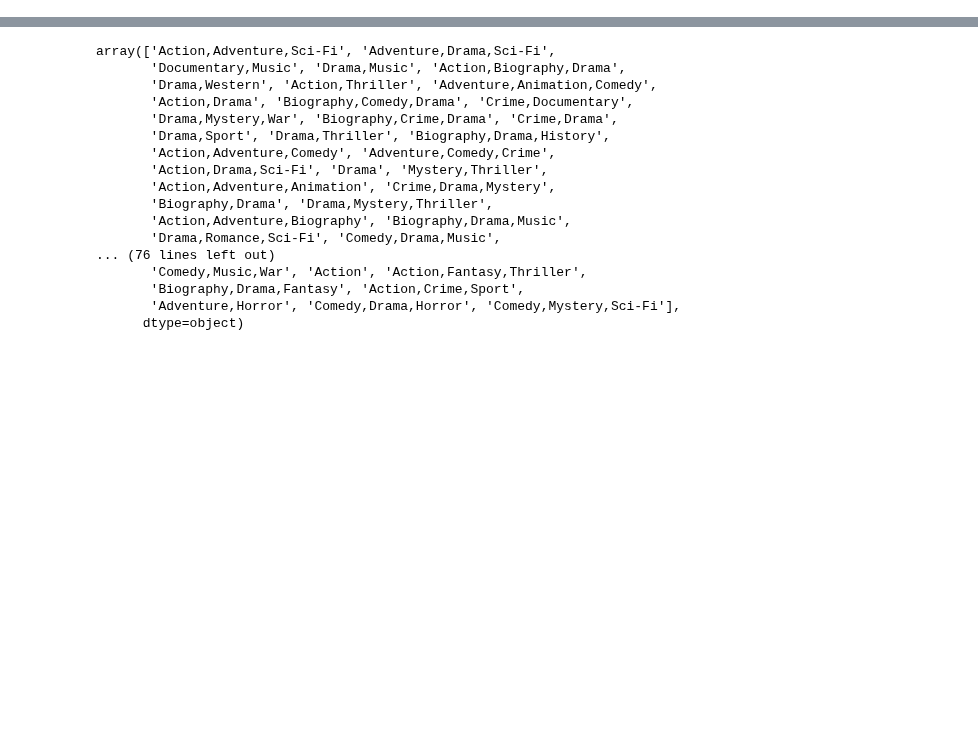
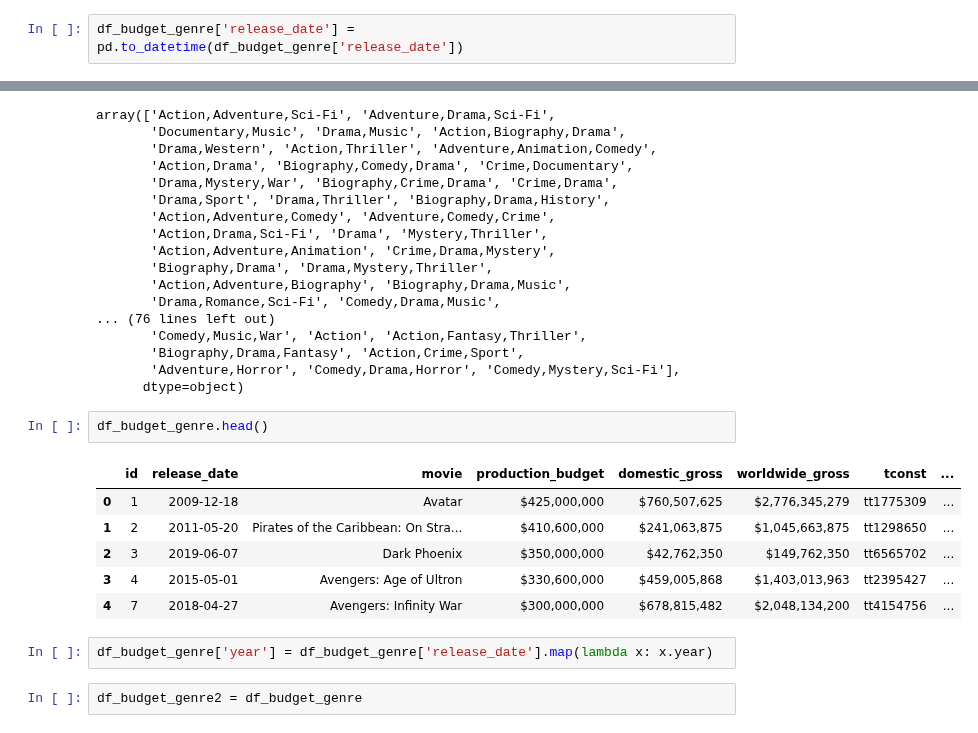
Before and after one commit to jskim1307/pj_Yuki_Lingxi, a Jupyter notebook: EDA_Yuki_2.ipynb, the cells around one changed output, grey strips where cells are left out. Saved outputs shown, nothing was run; the diff lists cells and outputs as text; blank space fills up the shorter version.

```diff
--- a/EDA_Yuki_2.ipynb
+++ b/EDA_Yuki_2.ipynb
@@ -177,3 +229,5 @@ Data columns (total 12 columns):
  11  genres             3902 non-null   object
 dtypes: float64(1), int64(2), object(9)
 memory usage: 365.9+ KB
+# %%
+df_budget_genre['release_date'] = pd.to_datetime(df_budget_genre['release_date'])
@@ -426,3 +578,16 @@ array(['Action,Adventure,Sci-Fi', 'Adventure,Drama,Sci-Fi',
        'Biography,Drama,Fantasy', 'Action,Crime,Sport',
        'Adventure,Horror', 'Comedy,Drama,Horror', 'Comedy,Mystery,Sci-Fi'],
       dtype=object)
+# %%
+df_budget_genre.head()
+# %% [output]
+|  | id | release_date | movie | production_budget | domestic_gross | worldwide_gross | tconst | ... |
+| 0 | 1 | 2009-12-18 | Avatar | $425,000,000 | $760,507,625 | $2,776,345,279 | tt1775309 | ... |
+| 1 | 2 | 2011-05-20 | Pirates of the Caribbean: On Stra... | $410,600,000 | $241,063,875 | $1,045,663,875 | tt1298650 | ... |
+| 2 | 3 | 2019-06-07 | Dark Phoenix | $350,000,000 | $42,762,350 | $149,762,350 | tt6565702 | ... |
+| 3 | 4 | 2015-05-01 | Avengers: Age of Ultron | $330,600,000 | $459,005,868 | $1,403,013,963 | tt2395427 | ... |
+| 4 | 7 | 2018-04-27 | Avengers: Infinity War | $300,000,000 | $678,815,482 | $2,048,134,200 | tt4154756 | ... |
+# %%
+df_budget_genre['year'] = df_budget_genre['release_date'].map(lambda x: x.year)
+# %%
+df_budget_genre2 = df_budget_genre
```
Also changed, not shown: parts of 30 cells of this notebook.
